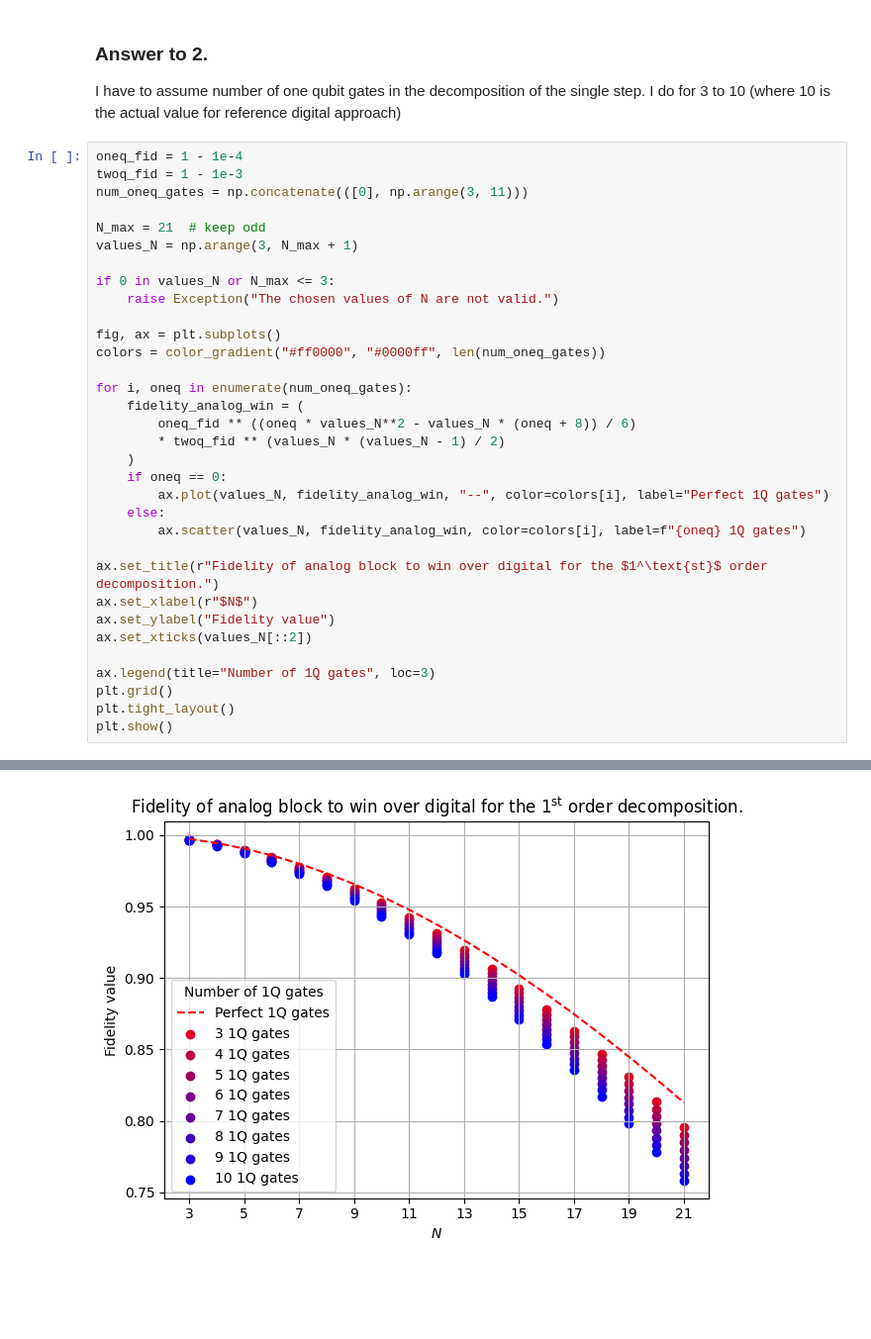
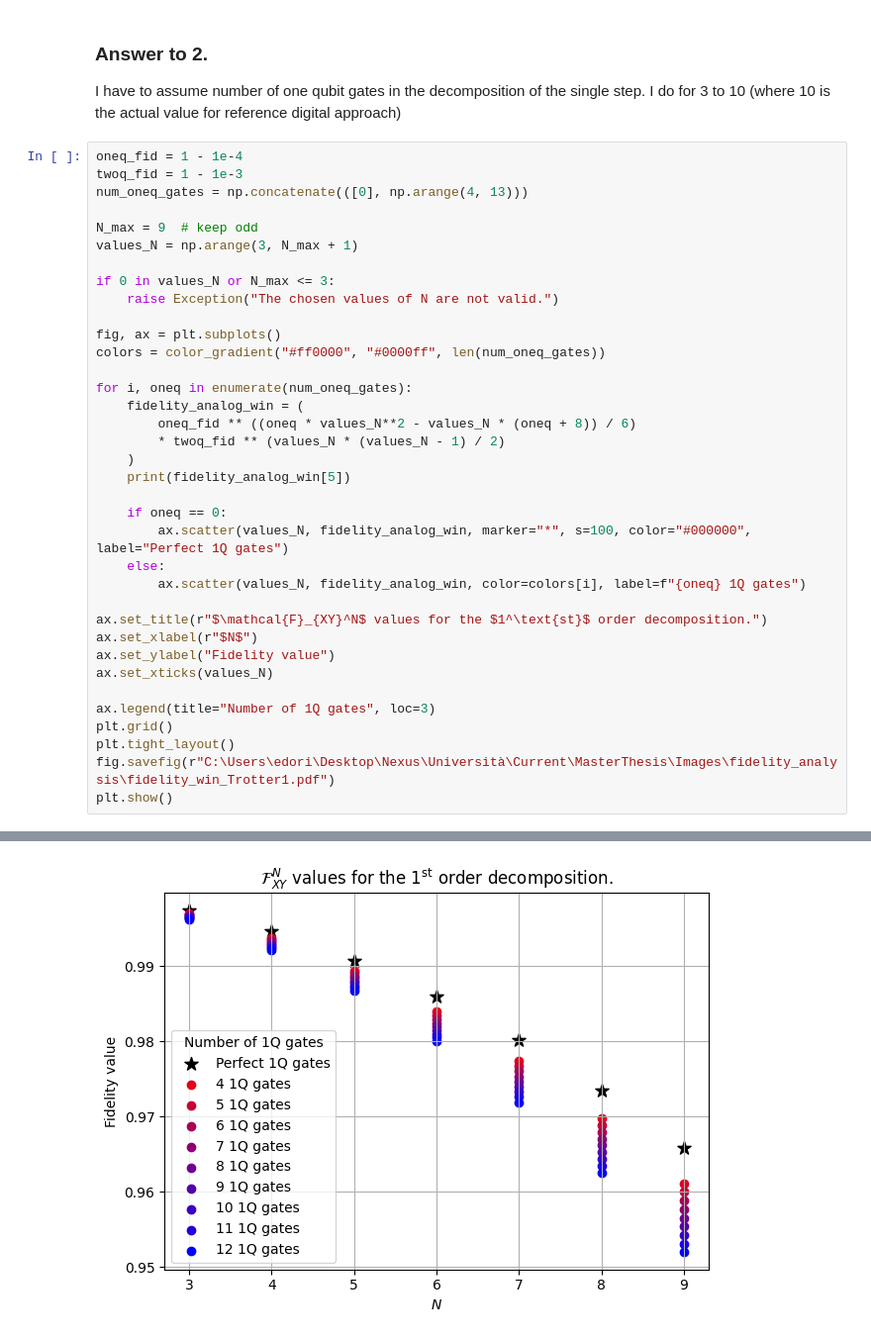
Before and after one commit to qismib/stand, a Jupyter notebook: presentations/thesis/fidelityT1.ipynb, the cells around one changed output, grey strips where cells are left out. Shown at 99% size. Drawn from its saved outputs; the diff is of its cells as text; blank space fills up the shorter version.

Commit message:
analyses and plots I forgot to commit before graduation + coupling constant analysis

```diff
--- a/presentations/fidelityT1.ipynb
+++ b/presentations/thesis/fidelityT1.ipynb
@@ -472,9 +472,9 @@ I have to assume number of one qubit gates in the decomposition of the single st
 # %%
 oneq_fid = 1 - 1e-4
 twoq_fid = 1 - 1e-3
-num_oneq_gates = np.concatenate(([0], np.arange(3, 11)))
+num_oneq_gates = np.concatenate(([0], np.arange(4, 13)))
 
-N_max = 21  # keep odd
+N_max = 9  # keep odd
 values_N = np.arange(3, N_max + 1)
 
 if 0 in values_N or N_max <= 3:
@@ -488,18 +488,21 @@ for i, oneq in enumerate(num_oneq_gates):
         oneq_fid ** ((oneq * values_N**2 - values_N * (oneq + 8)) / 6)
         * twoq_fid ** (values_N * (values_N - 1) / 2)
     )
+    print(fidelity_analog_win[5])
+
     if oneq == 0:
-        ax.plot(values_N, fidelity_analog_win, "--", color=colors[i], label="Perfect 1Q gates")
+        ax.scatter(values_N, fidelity_analog_win, marker="*", s=100, color="#000000", label="Perfect 1Q gates")
     else:
         ax.scatter(values_N, fidelity_analog_win, color=colors[i], label=f"{oneq} 1Q gates")
 
-ax.set_title(r"Fidelity of analog block to win over digital for the $1^\text{st}$ order decomposition.")
+ax.set_title(r"$\mathcal{F}_{XY}^N$ values for the $1^\text{st}$ order decomposition.")
 ax.set_xlabel(r"$N$")
 ax.set_ylabel("Fidelity value")
-ax.set_xticks(values_N[::2])
+ax.set_xticks(values_N)
 
 ax.legend(title="Number of 1Q gates", loc=3)
 plt.grid()
 plt.tight_layout()
+fig.savefig(r"C:\Users\edori\Desktop\Nexus\Università\Current\MasterThesis\Images\fidelity_analysis\fidelity_win_Trotter1.pdf")
 plt.show()
 # %% [output]
@@ -506 +519 @@ plt.show()
-[figure, old version]
+[figure, new version]
```
Also changed, not shown: parts of 1 cell of this notebook, 44 other files.
